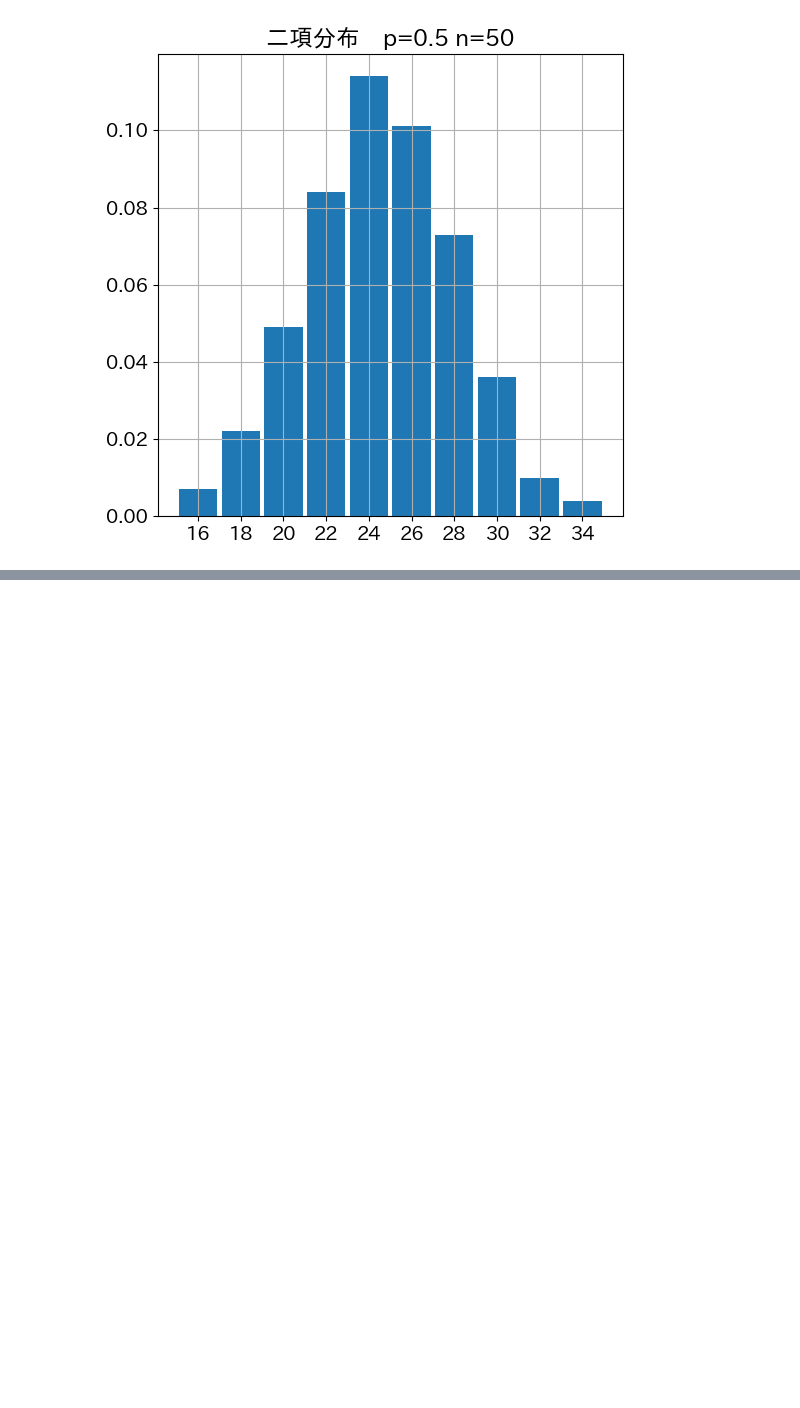
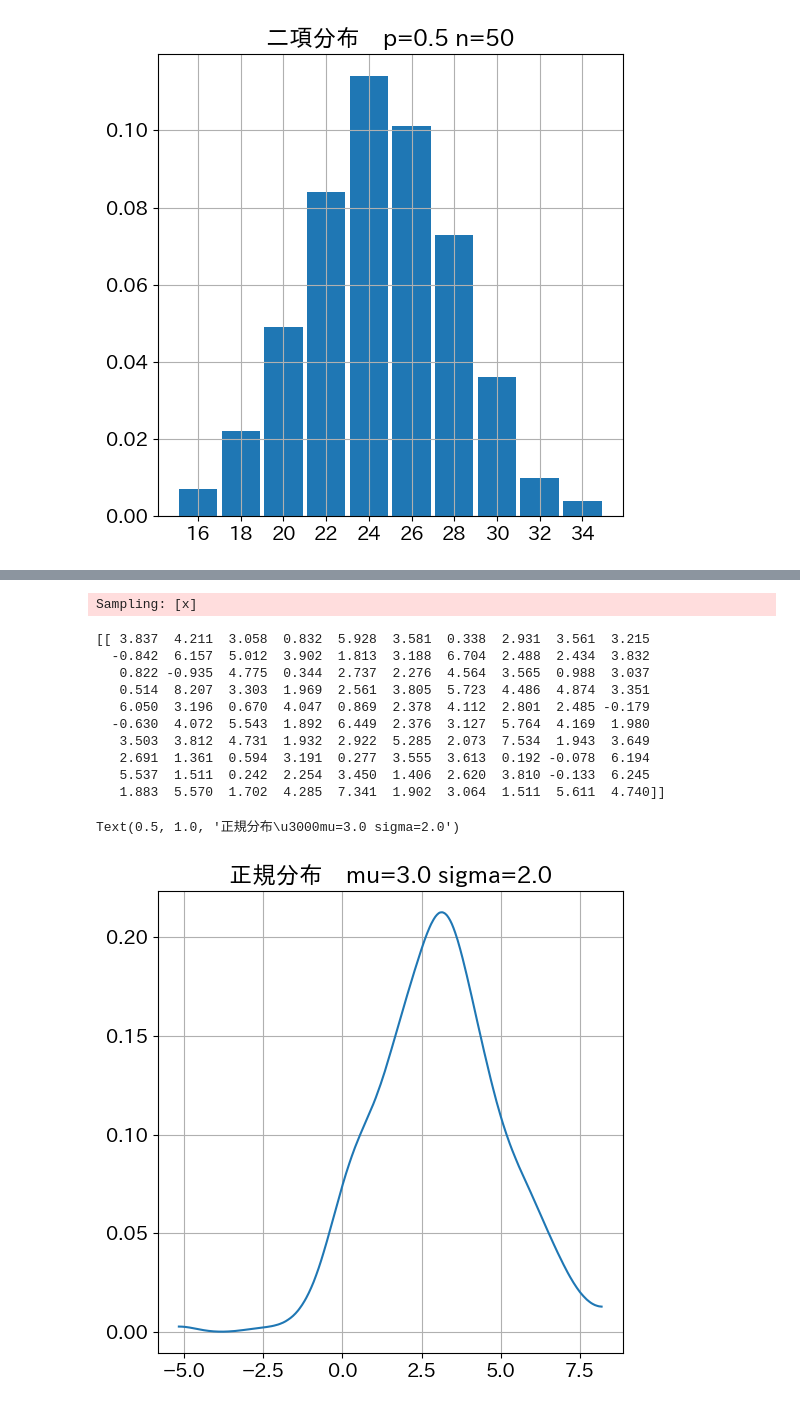
Before and after one commit to maton369/Bayesian_Inference_Practice, a Jupyter notebook: 2章_よく利用される確率分布.ipynb, the cells around one changed output, grey strips where cells are left out. Cells and saved outputs as stored; diff of their text form; code cells hidden in the pictures; blank space fills up the shorter version.

```diff
--- a/2章_よく利用される確率分布.ipynb
+++ b/2章_よく利用される確率分布.ipynb
@@ -632,0 +1102,37 @@ Text(0.5, 1.0, '二項分布\u3000p=0.5 n=50')
+# %%
+# パラメータ設定
+mu = 3.0
+sigma = 2.0
+
+model5 = pm.Model()
+with model5:
+    # pm.Normal: 正規分布
+    # mu:平均
+    # sigma:標準偏差
+    x = pm.Normal("x", mu=mu, sigma=sigma)
+
+    # サンプリング
+    prior_samples5 = pm.sample_prior_predictive(random_seed=42)
+
+# サンプル値抽出
+x_samples5 = prior_samples5["prior"]["x"].values
+# 桁数が多いので先頭100個だけに限定
+print(x_samples5[:, :100])
+
+# サンプリング結果の可視化
+ax = az.plot_dist(x_samples5)
+ax.set_title(f"正規分布　mu={mu} sigma={sigma}")
+# %% [output]
+Sampling: [x]
+[[ 3.837  4.211  3.058  0.832  5.928  3.581  0.338  2.931  3.561  3.215
+  -0.842  6.157  5.012  3.902  1.813  3.188  6.704  2.488  2.434  3.832
+   0.822 -0.935  4.775  0.344  2.737  2.276  4.564  3.565  0.988  3.037
+   0.514  8.207  3.303  1.969  2.561  3.805  5.723  4.486  4.874  3.351
+   6.050  3.196  0.670  4.047  0.869  2.378  4.112  2.801  2.485 -0.179
+  -0.630  4.072  5.543  1.892  6.449  2.376  3.127  5.764  4.169  1.980
+   3.503  3.812  4.731  1.932  2.922  5.285  2.073  7.534  1.943  3.649
+   2.691  1.361  0.594  3.191  0.277  3.555  3.613  0.192 -0.078  6.194
+   5.537  1.511  0.242  2.254  3.450  1.406  2.620  3.810 -0.133  6.245
+   1.883  5.570  1.702  4.285  7.341  1.902  3.064  1.511  5.611  4.740]]
+Text(0.5, 1.0, '正規分布\u3000mu=3.0 sigma=2.0')
+[figure, added]
```
Also changed, not shown: parts of 7 cells of this notebook.
